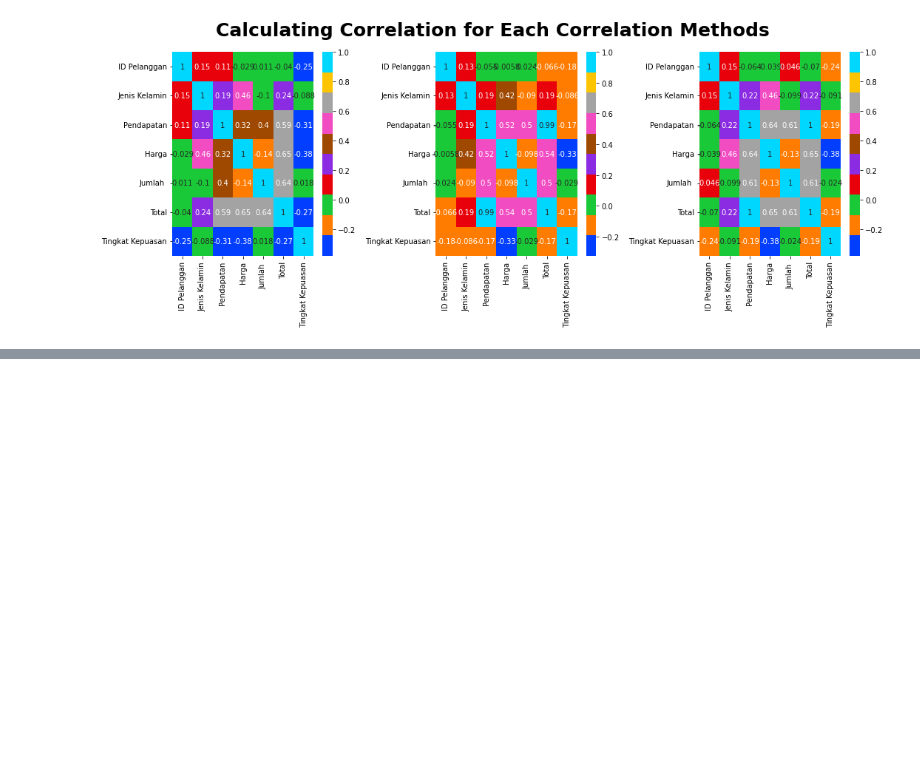
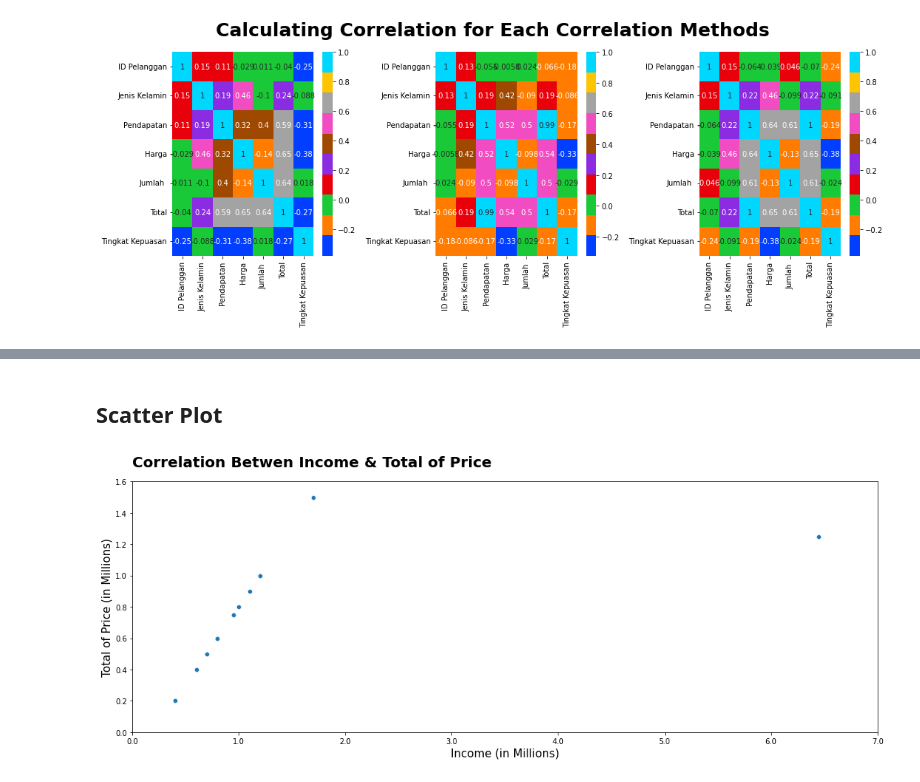
Before and after one commit to UsepSyaikalArifin/DQLab-Academy-Course-Online, a Jupyter notebook: Kelas Fundamental 2/Statistic Using Python for Data Science/Jupyter Notebook/main.ipynb, the cells around one changed output, grey strips where cells are left out. Saved outputs shown, nothing was run; the diff lists cells and outputs as text; code cells hidden in the pictures; blank space fills up the shorter version.

Commit message:
Statistic Using Python for Data Science

```diff
--- a/Kelas Fundamental 2/Statistic Using Python for Data Science/Jupyter Notebook/main.ipynb
+++ b/Kelas Fundamental 2/Statistic Using Python for Data Science/Jupyter Notebook/main.ipynb
@@ -457,0 +469,16 @@ plt.show()
+# %% [markdown]
+## Scatter Plot
+# %%
+fig, axs = plt.subplots(figsize=(15, 6))
+sns.scatterplot(data=raw_data, x="Pendapatan", y="Total", ax=axs)
+axs.set_title("Correlation Betwen Income & Total of Price", fontsize=20, fontweight="bold", loc="left", pad=20)
+axs.set_xticks(axs.get_xticks())
+axs.set_xticklabels(axs.get_xticks()/1000000)
+axs.set_xlabel("Income (in Millions)", fontsize=15)
+axs.set_yticks(axs.get_yticks())
+axs.set_yticklabels(axs.get_yticks()/1000000)
+axs.set_ylabel("Total of Price (in Millions)", fontsize=15)
+plt.tight_layout()
+plt.show()
+# %% [output]
+[figure, added]
```
Also changed, not shown: parts of 11 cells of this notebook.
